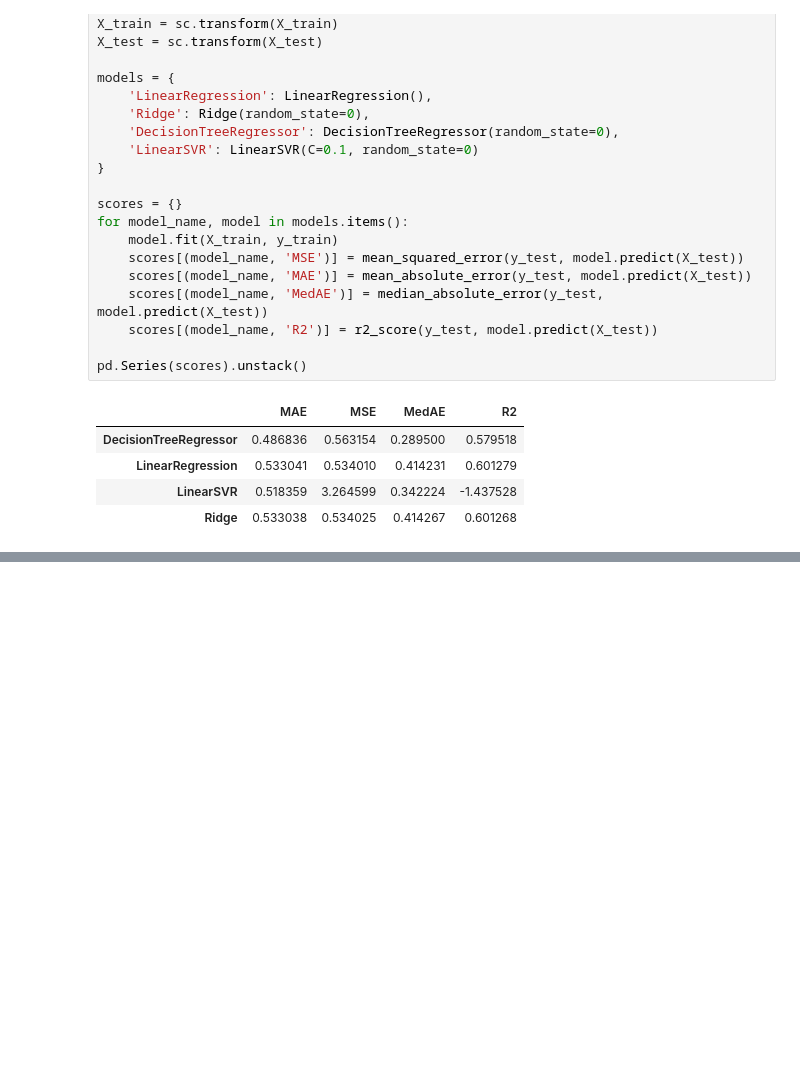
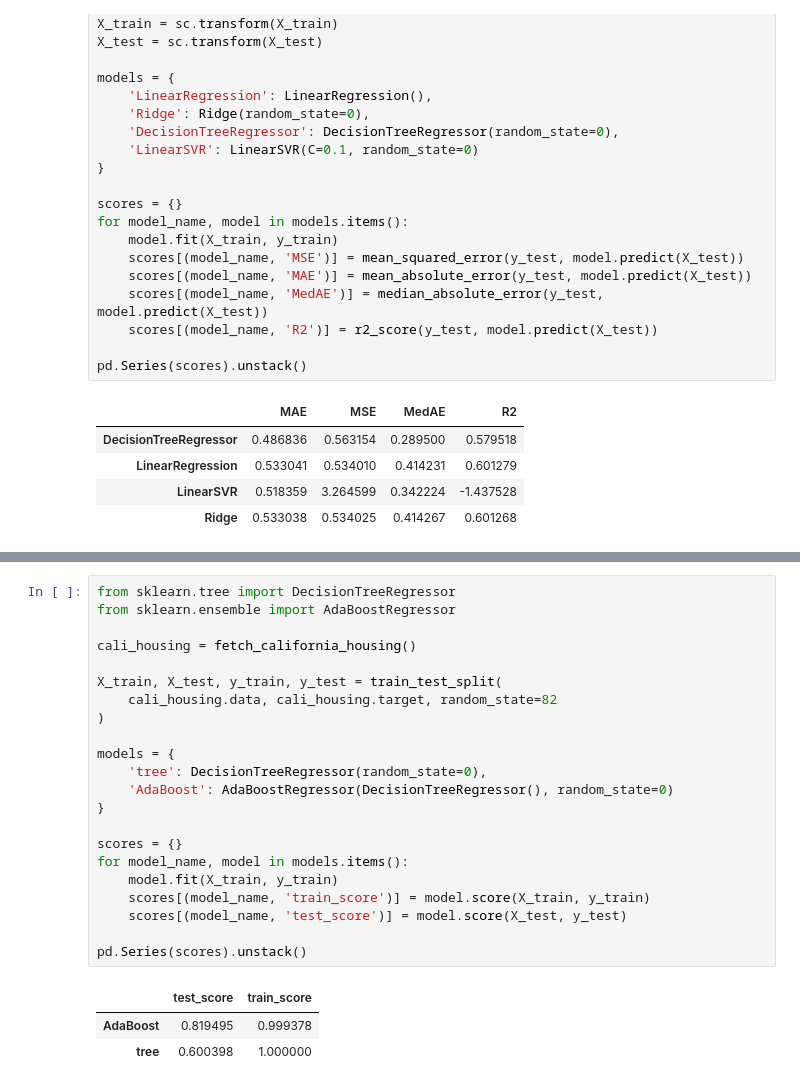
Before and after one commit to jeongbeenson19/dstb, a Jupyter notebook: Tunning_prac.ipynb, the cells around one changed output, grey strips where cells are left out. Cells and saved outputs as stored; diff of their text form; blank space fills up the shorter version.

```diff
--- a/Tunning_prac.ipynb
+++ b/Tunning_prac.ipynb
@@ -666,0 +748,26 @@ pd.Series(scores).unstack()
+# %%
+from sklearn.tree import DecisionTreeRegressor
+from sklearn.ensemble import AdaBoostRegressor
+
+cali_housing = fetch_california_housing()
+
+X_train, X_test, y_train, y_test = train_test_split(
+    cali_housing.data, cali_housing.target, random_state=82
+)
+
+models = {
+    'tree': DecisionTreeRegressor(random_state=0),
+    'AdaBoost': AdaBoostRegressor(DecisionTreeRegressor(), random_state=0)
+}
+
+scores = {}
+for model_name, model in models.items():
+    model.fit(X_train, y_train)
+    scores[(model_name, 'train_score')] = model.score(X_train, y_train)
+    scores[(model_name, 'test_score')] = model.score(X_test, y_test)
+
+pd.Series(scores).unstack()
+# %% [output]
+|  | test_score | train_score |
+| AdaBoost | 0.819495 | 0.999378 |
+| tree | 0.600398 | 1.000000 |
```
Also changed, not shown: parts of 7 cells of this notebook.
